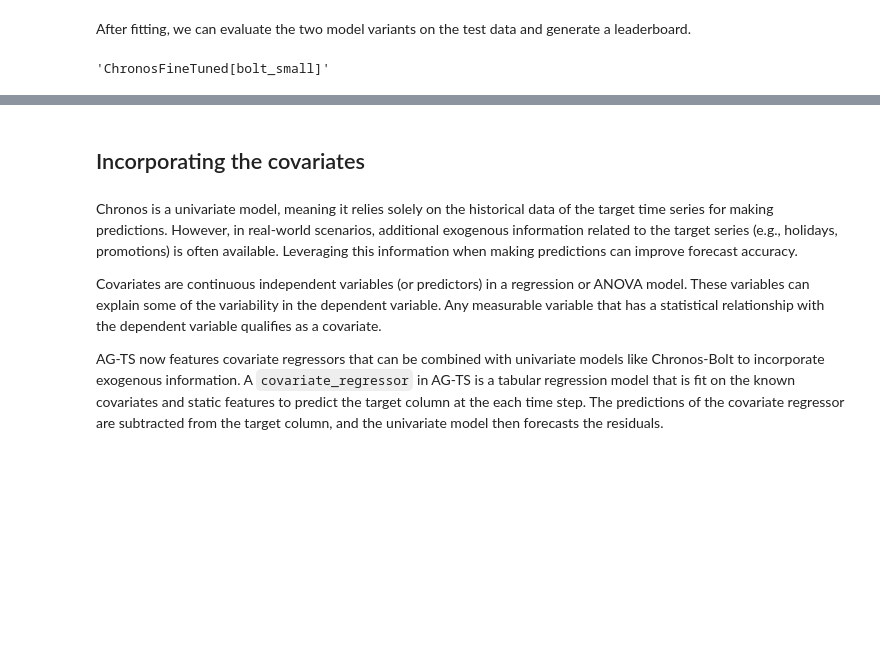
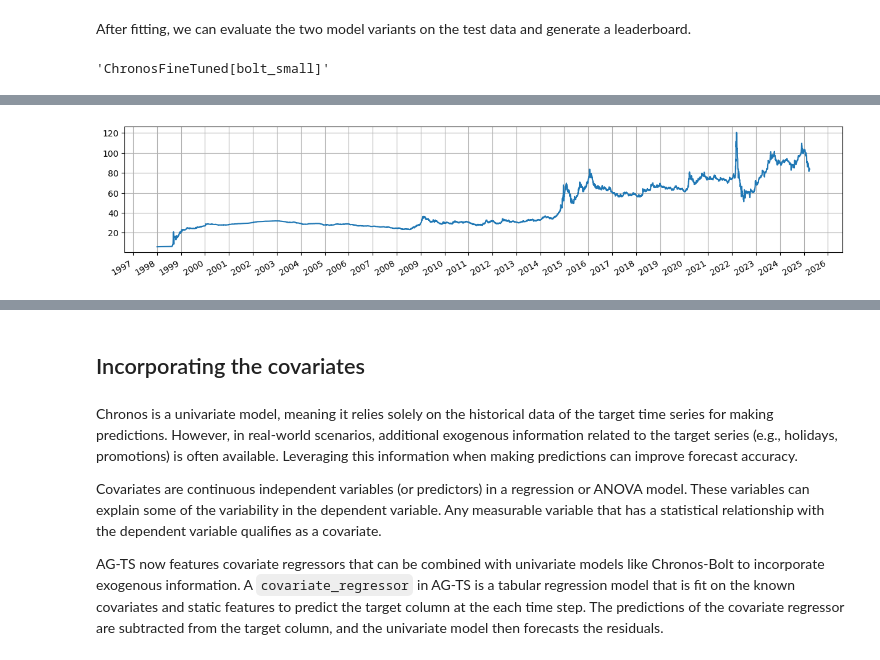
Before and after one commit to TAUforPython/ts-forecasting-ensemble, a Jupyter notebook: timeseries-chronos.ipynb, the cells around one changed output, grey strips where cells are left out. Cells and saved outputs as stored; diff of their text form; code cells hidden in the pictures; blank space fills up the shorter version.

Commit message:
Kaggle Notebook | Timeseries forecasting AutoGluon Chronos  | ver 13

```diff
--- a/timeseries-chronos.ipynb
+++ b/timeseries-chronos.ipynb
@@ -324,0 +320,10 @@ past covariates that are only known up to the start of the forecast horizon, suc
+# %%
+## UsdRubTime-AG-TS-format has a 5 period. See column "item_id" - number of item_id is a one of a period.
+data_path = "https://github.com/TAUforPython/machinelearning/raw/refs/heads/main/test_datasets/UsdRubTime-AG-TS-format-032025.csv"
+data = pd.read_csv(data_path, sep=';',decimal=',')
+
+data['timestamp'] = pd.to_datetime(data['timestamp'],dayfirst=True)
+#data['item_id']=data['item_id'].astype(str)
+
+print('Total amount of data. Here is a',len(data), 'time steps in this timeseries.')
+data.head(5)
@@ -324,0 +338,14 @@ past covariates that are only known up to the start of the forecast horizon, suc
+# %%
+plt.rcParams["figure.figsize"] = (15,3)
+
+plt.plot(data['timestamp'],data['target'])
+plt.grid()
+
+locator = mdate.YearLocator()
+plt.gca().xaxis.set_major_locator(locator)
+
+plt.gcf().autofmt_xdate()
+
+plt.show()
+# %% [output]
+[figure, added]
```
Also changed, not shown: parts of 30 cells of this notebook.
